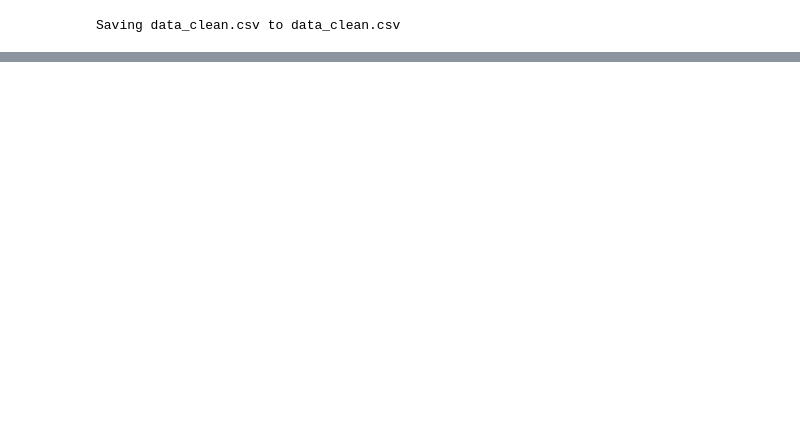
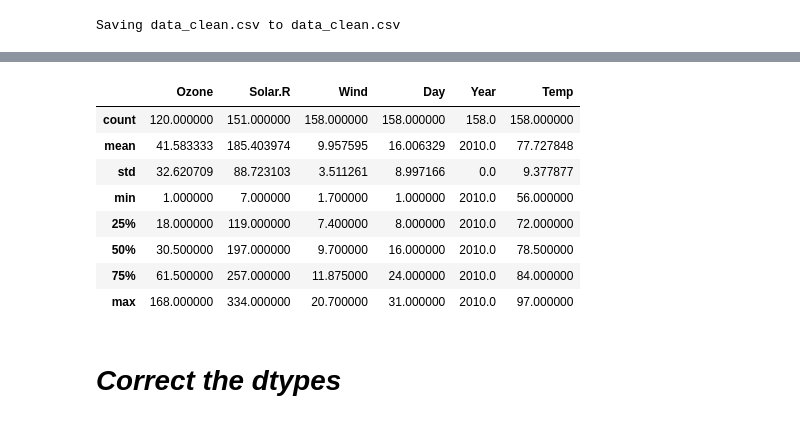
Before and after one commit to pincha673/notes, a Jupyter notebook: EDA.ipynb, the cells around one changed output, grey strips where cells are left out. Cells and saved outputs as stored; diff of their text form; code cells hidden in the pictures; blank space fills up the shorter version.

```diff
--- a/EDA.ipynb
+++ b/EDA.ipynb
@@ -70,0 +87,14 @@ memory usage: 12.5+ KB
+# %%
+data.describe()                                                                  # statistical value of the data
+# %% [output]
+|  | Ozone | Solar.R | Wind | Day | Year | Temp |
+| count | 120.000000 | 151.000000 | 158.000000 | 158.000000 | 158.0 | 158.000000 |
+| mean | 41.583333 | 185.403974 | 9.957595 | 16.006329 | 2010.0 | 77.727848 |
+| std | 32.620709 | 88.723103 | 3.511261 | 8.997166 | 0.0 | 9.377877 |
+| min | 1.000000 | 7.000000 | 1.700000 | 1.000000 | 2010.0 | 56.000000 |
+| 25% | 18.000000 | 119.000000 | 7.400000 | 8.000000 | 2010.0 | 72.000000 |
+| 50% | 30.500000 | 197.000000 | 9.700000 | 16.000000 | 2010.0 | 78.500000 |
+| 75% | 61.500000 | 257.000000 | 11.875000 | 24.000000 | 2010.0 | 84.000000 |
+| max | 168.000000 | 334.000000 | 20.700000 | 31.000000 | 2010.0 | 97.000000 |
+# %% [markdown]
+# ***Correct the dtypes***
```
Also changed, not shown: parts of 17 cells of this notebook.
